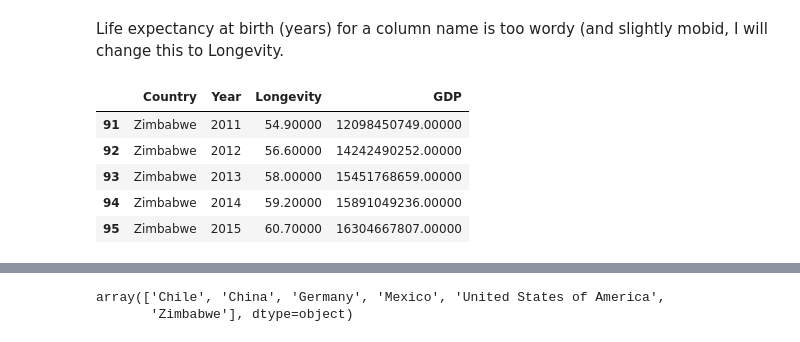
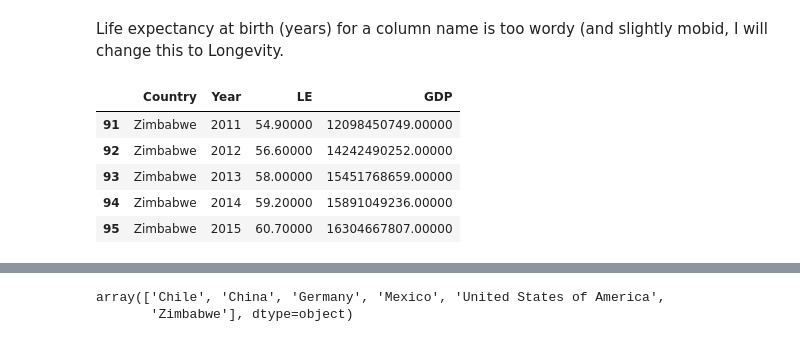
Before and after one commit to RhoGitHub754/Life-Expectancy-and-GDP, a Jupyter notebook: life_expectancy_gdp.ipynb, the cells around one changed output, grey strips where cells are left out. Cells and saved outputs as stored; diff of their text form; code cells hidden in the pictures.

```diff
--- a/life_expectancy_gdp.ipynb
+++ b/life_expectancy_gdp.ipynb
@@ -48,11 +49,11 @@ Index(['Country', 'Year', 'Life expectancy at birth (years)', 'GDP'], dtype='obj
 # %% [markdown]
 Life expectancy at birth (years) for a column name is too wordy (and slightly mobid, I will change this to Longevity.
 # %%
-df.rename({'Life expectancy at birth (years)': 'Longevity'}, axis=1, inplace=True)
+df.rename({'Life expectancy at birth (years)': 'LE'}, axis=1, inplace=True)
 
 df.tail()
 # %% [output]
-|  | Country | Year | Longevity | GDP |
+|  | Country | Year | LE | GDP |
 | 91 | Zimbabwe | 2011 | 54.90000 | 12098450749.00000 |
 | 92 | Zimbabwe | 2012 | 56.60000 | 14242490252.00000 |
 | 93 | Zimbabwe | 2013 | 58.00000 | 15451768659.00000 |
```
Also changed, not shown: parts of 14 cells of this notebook.
